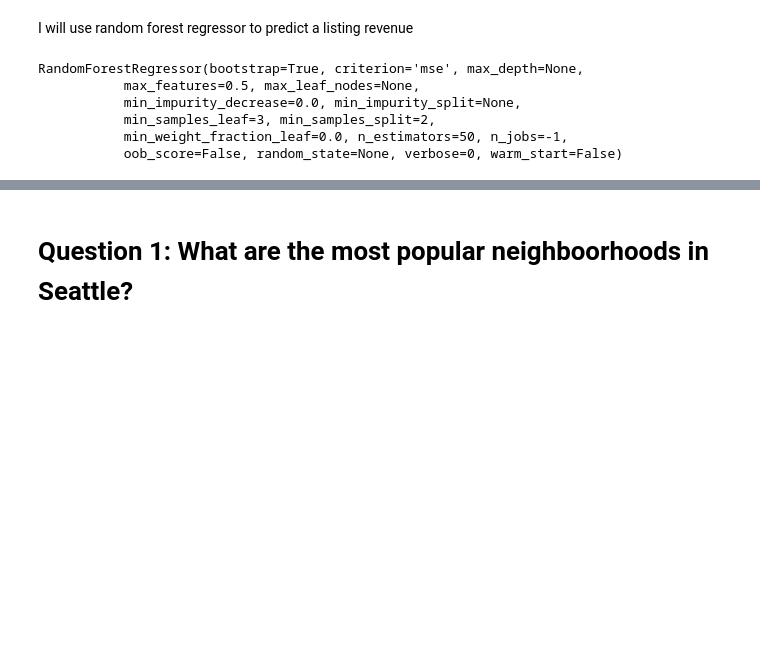
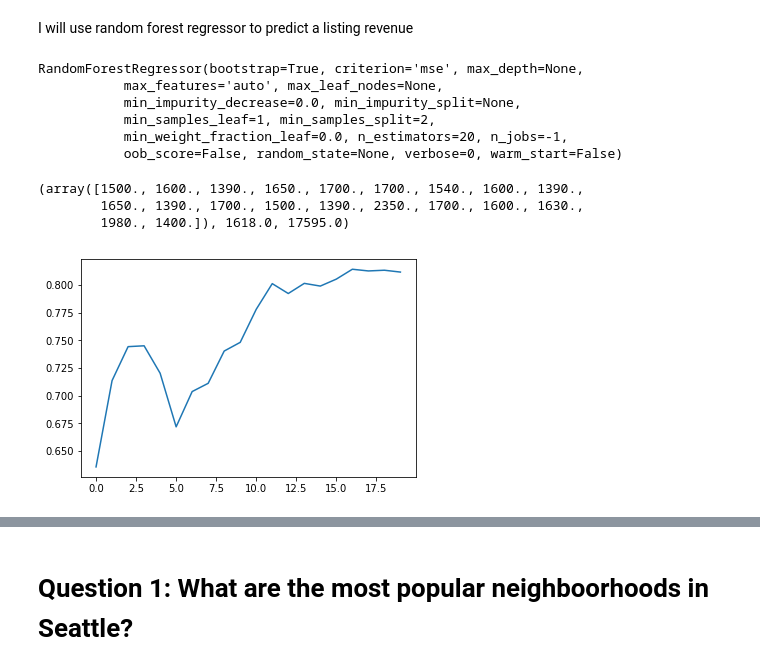
Before and after one commit to waficf/Kaggle_Competitions, a Jupyter notebook: AirBnB.ipynb, the cells around one changed output, grey strips where cells are left out. Drawn from its saved outputs; the diff is of its cells as text; code cells hidden in the pictures; blank space fills up the shorter version.

```diff
--- a/AirBnB.ipynb
+++ b/AirBnB.ipynb
@@ -401,14 +405,3 @@ X_train, X_test, y_train, y_test = train_test_split(data, y, test_size=0.33, ran
 ## Random Forest
 # %% [markdown]
 I will use random forest regressor to predict a listing revenue
-# %%
-# Run1: I will run the model based on the default parameters of the Random Forest
-model = RandomForestRegressor(n_estimators=50, n_jobs=-1, min_samples_leaf=3, max_features=0.5)
-model.fit(X_train, y_train)
-# %% [output]
-RandomForestRegressor(bootstrap=True, criterion='mse', max_depth=None,
-           max_features=0.5, max_leaf_nodes=None,
-           min_impurity_decrease=0.0, min_impurity_split=None,
-           min_samples_leaf=3, min_samples_split=2,
-           min_weight_fraction_leaf=0.0, n_estimators=50, n_jobs=-1,
-           oob_score=False, random_state=None, verbose=0, warm_start=False)
@@ -414,0 +417,10 @@ RandomForestRegressor(bootstrap=True, criterion='mse', max_depth=None,
+# %%
+model = RandomForestRegressor(n_estimators=20,n_jobs=-1)
+model.fit(X_train, y_train)
+# %% [output]
+RandomForestRegressor(bootstrap=True, criterion='mse', max_depth=None,
+           max_features='auto', max_leaf_nodes=None,
+           min_impurity_decrease=0.0, min_impurity_split=None,
+           min_samples_leaf=1, min_samples_split=2,
+           min_weight_fraction_leaf=0.0, n_estimators=20, n_jobs=-1,
+           oob_score=False, random_state=None, verbose=0, warm_start=False)
@@ -414,0 +430,11 @@ RandomForestRegressor(bootstrap=True, criterion='mse', max_depth=None,
+# %%
+preds = np.stack([t.predict(X_test) for t in model.estimators_])
+preds[:,0], np.mean(preds[:,0]), y_test[0]
+# %% [output]
+(array([1500., 1600., 1390., 1650., 1700., 1700., 1540., 1600., 1390.,
+        1650., 1390., 1700., 1500., 1390., 2350., 1700., 1600., 1630.,
+        1980., 1400.]), 1618.0, 17595.0)
+# %%
+plt.plot([r2_score(y_test, np.mean(preds[:i+1], axis=0)) for i in range(20)]);
+# %% [output]
+[figure, added]
```
Also changed, not shown: parts of 16 cells of this notebook.
